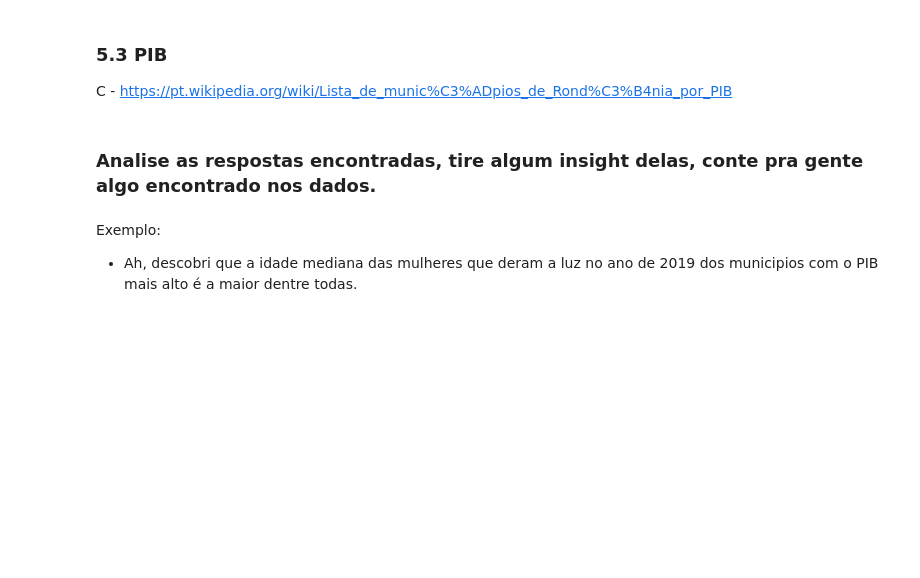
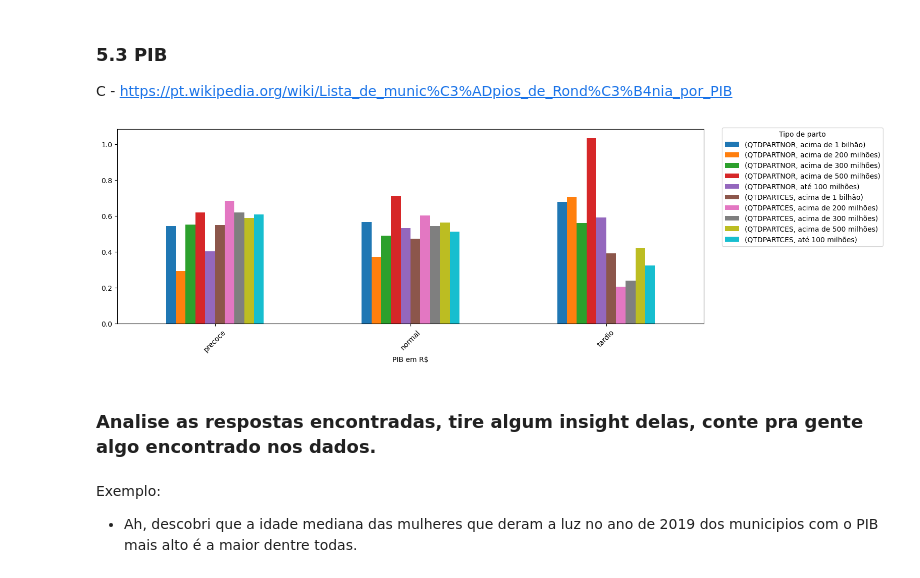
Before and after one commit to rovedajr/ebac-modulo-09-02, a Jupyter notebook: Mod9Tarefa2.ipynb, the cells around one changed output. Saved outputs shown, nothing was run; the diff lists cells and outputs as text; code cells hidden in the pictures; blank space fills up the shorter version.

```diff
--- a/Mod9Tarefa2.ipynb
+++ b/Mod9Tarefa2.ipynb
@@ -319,3 +388,12 @@ C - https://pt.wikipedia.org/wiki/Lista_de_munic%C3%ADpios_de_Rond%C3%B4nia_por_
+# %%
+sinasc_plot_4 = sinasc_raw[['munResNome', 'QTDPARTNOR', 'SEMAGESTAC', 'QTDPARTCES']].set_index('munResNome').copy()
+sinasc_plot_4['SEMAGESTAC'] = pd.cut(sinasc_plot_4['SEMAGESTAC'], bins=[0, 38, 40, 42], labels=['precoce', 'normal', 'tardio'])
+ax = sinasc_plot_4.groupby([ 'SEMAGESTAC', pib_ro])['QTDPARTNOR','QTDPARTCES'].mean().unstack().plot(figsize=[15,5], kind='bar')
+ax.set_xlabel('PIB em R$')
+plt.legend(title='Tipo de parto', bbox_to_anchor=(1.025, 1.025), loc='upper left')
+plt.xticks(rotation=45);
+# %% [output]
+[figure, added]
 # %% [markdown]
 ### Analise as respostas encontradas, tire algum insight delas, conte pra gente algo encontrado nos dados.
 # %% [markdown]
```
Also changed, not shown: parts of 7 cells of this notebook, 1 other file.
